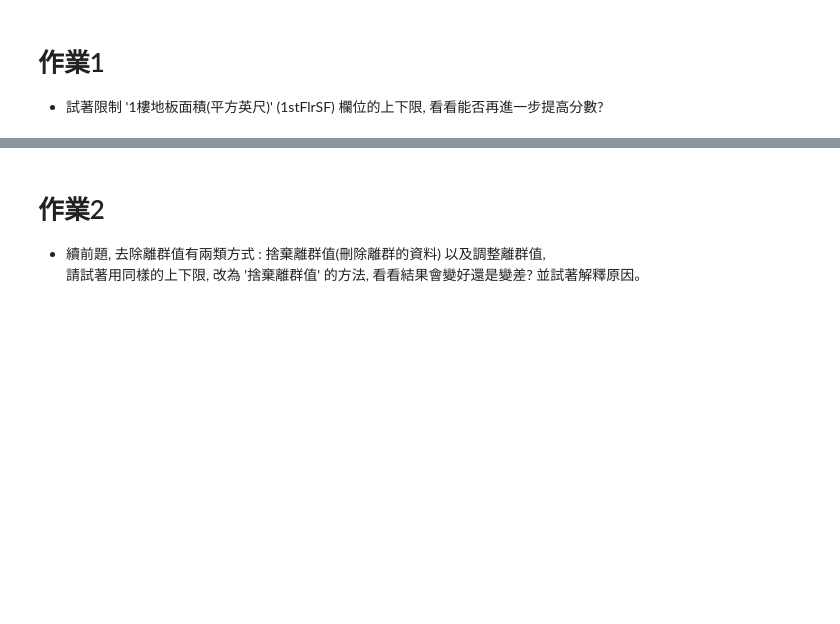
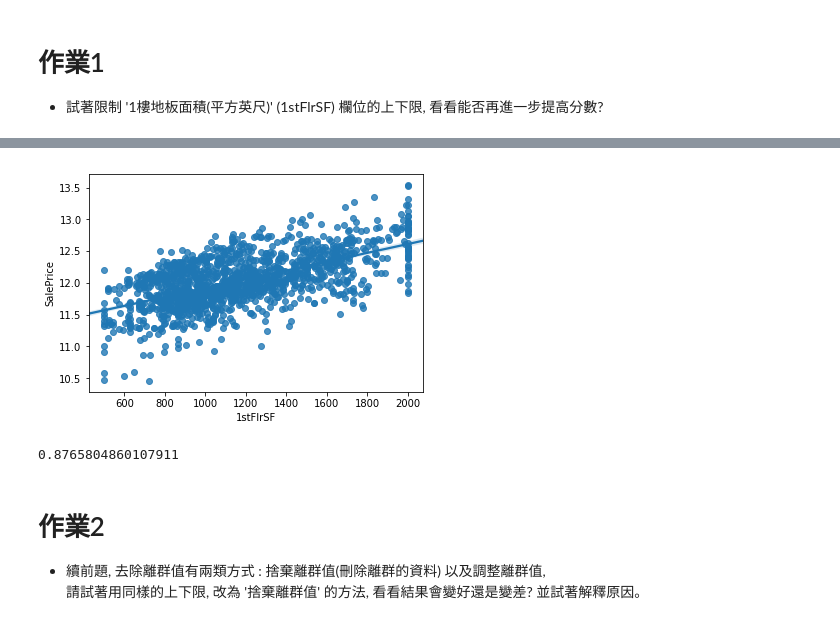
Before and after one commit to kevin801221/ML100days, a Jupyter notebook: Day_010_HW.ipynb, the cells around one changed output, grey strips where cells are left out. Drawn from its saved outputs; the diff is of its cells as text; code cells hidden in the pictures; blank space fills up the shorter version.

```diff
--- a/Day_010_HW.ipynb
+++ b/Day_010_HW.ipynb
@@ -64,3 +64,8 @@ df
 | 1458 | 20 | 68.0 | 9717 | 5 | 6 | 1950 | 1996 | 0.0 | ... |
 | 1459 | 20 | 75.0 | 9937 | 5 | 6 | 1965 | 1965 | 0.0 | ... |
 1460 rows × 36 columns
+# %%
+MMEncoder = MinMaxScaler()  #MMEncoder定義為 MinMaxScaler()方法運用
+train_num = train_Y.shape[0]
+print(train_num) #1460個訓練數
+df.head()
@@ -105,13 +120,18 @@ NameError: name 'train_num' is not defined
+# %%
+# 將 1stFlrSF 限制在你覺得適合的範圍內, 調整離群值
+# 將 1stFlrSF 限制在 500 到 2000 以內, 去除極端值
+df['1stFlrSF'] = df['1stFlrSF'].clip(500, 2000) #clip(500, 2000)限制x範圍,去除離群值
+sns.regplot(x = df['1stFlrSF'][:train_num], y=train_Y)
+plt.show()
+# %% [output]
+[figure, added]
 # %%
-# 將 1stFlrSF 限制在你覺得適合的範圍內, 調整離群值
-"""
-Your Code Here
-"""
-
 # 做線性迴歸, 觀察分數
 train_X = MMEncoder.fit_transform(df)
 estimator = LinearRegression()
 cross_val_score(estimator, train_X, train_Y, cv=5).mean()
+# %% [output]
+0.8765804860107911
 # %% [markdown]
 # 作業2
 * 續前題, 去除離群值有兩類方式 :  捨棄離群值(刪除離群的資料) 以及調整離群值,
```
Also changed, not shown: parts of 5 cells of this notebook.
